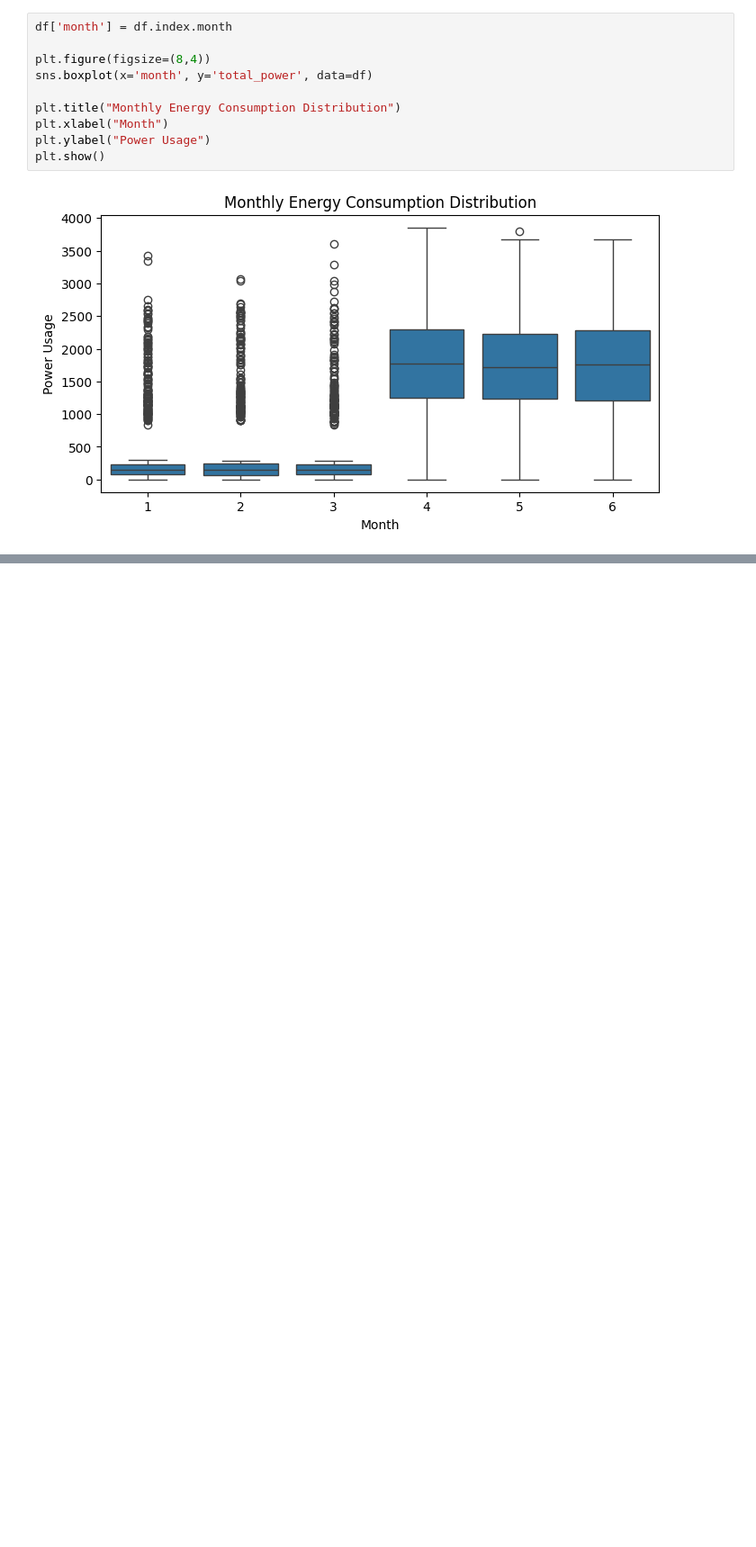
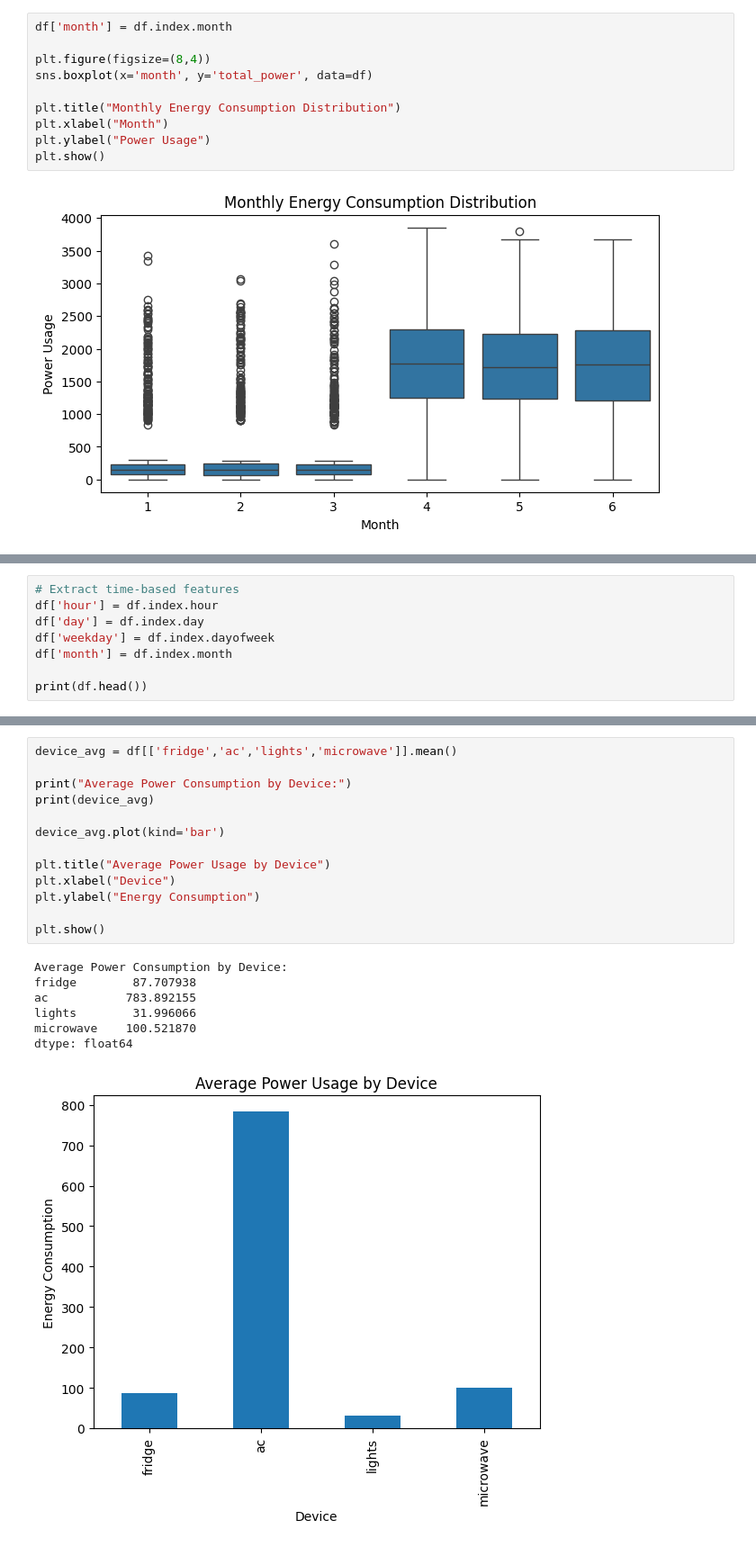
Before and after one commit to mailech/SmartEnergy-Consumption, a Jupyter notebook: Data.ipynb, the cells around one changed output, grey strips where cells are left out. Shown at 90% size. Saved outputs shown, nothing was run; the diff lists cells and outputs as text; blank space fills up the shorter version.

```diff
--- a/Data.ipynb
+++ b/Data.ipynb
@@ -340,0 +328,8 @@ plt.show()
+# %%
+# Extract time-based features
+df['hour'] = df.index.hour
+df['day'] = df.index.day
+df['weekday'] = df.index.dayofweek
+df['month'] = df.index.month
+
+print(df.head())
@@ -340,0 +352,21 @@ plt.show()
+# %%
+device_avg = df[['fridge','ac','lights','microwave']].mean()
+
+print("Average Power Consumption by Device:")
+print(device_avg)
+
+device_avg.plot(kind='bar')
+
+plt.title("Average Power Usage by Device")
+plt.xlabel("Device")
+plt.ylabel("Energy Consumption")
+
+plt.show()
+# %% [output]
+Average Power Consumption by Device:
+fridge        87.707938
+ac           783.892155
+lights        31.996066
+microwave    100.521870
+dtype: float64
+[figure, added]
```
Also changed, not shown: parts of 29 cells of this notebook, 1 other file.
